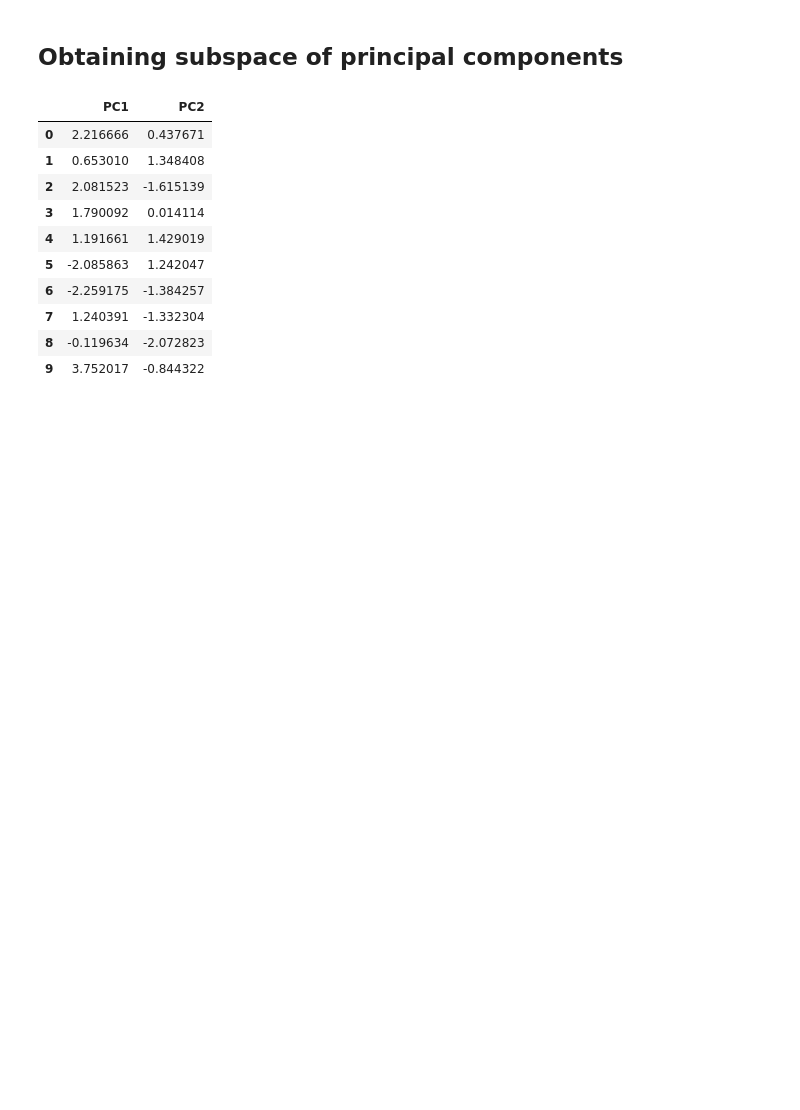
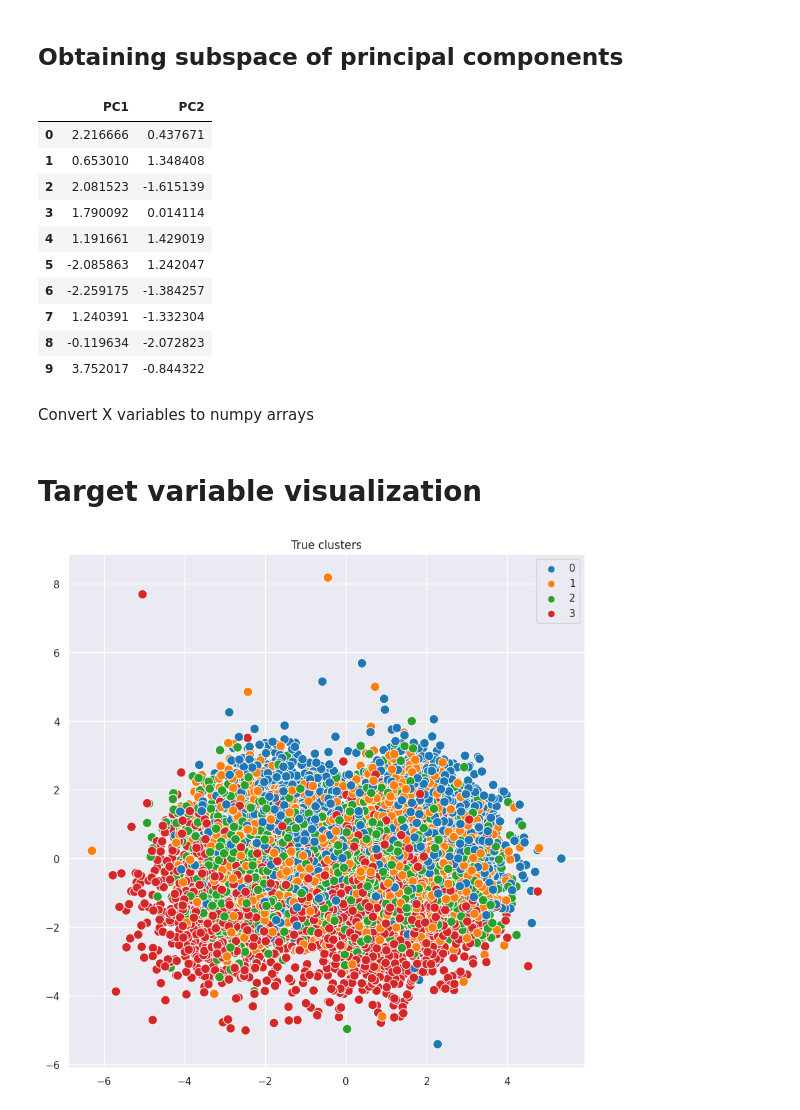
Before and after one commit to EnriqueMC557/434-MCI16-MachineLearning, a Jupyter notebook: E1/Examen1_EnriqueMenaCamilo.ipynb, the cells around one changed output. Drawn from its saved outputs; the diff is of its cells as text; code cells hidden in the pictures; blank space fills up the shorter version.

Commit message:
E1: Clustering methods ready

```diff
--- a/E1/Examen1_EnriqueMenaCamilo.ipynb
+++ b/E1/Examen1_EnriqueMenaCamilo.ipynb
@@ -185,7 +185,7 @@ _R: The total number of instances per class varies by 1 or 2 instances, so it co
 The attributes and the objective variable must be segmented
 # %%
 X = data_norm.drop(columns=["class"])
-Y = data_norm[['class']]
+Y = data_norm['class'].to_numpy()
 # %% [markdown]
 ## Obtaining the most relevant attributes
 # %%
@@ -241,3 +241,15 @@ X_pca.head(10)
 | 7 | 1.240391 | -1.332304 |
 | 8 | -0.119634 | -2.072823 |
 | 9 | 3.752017 | -0.844322 |
+# %% [markdown]
+Convert X variables to numpy arrays
+# %%
+X = X.to_numpy()
+X_relevant = X_relevant.to_numpy()
+X_pca = X_pca.to_numpy()
+# %% [markdown]
+# Target variable visualization
+# %%
+visualization.plot_clustering_result(X_pca, Y, title="True clusters", filename=FIGURES_PATH + "true_clusters")
+# %% [output]
+[figure, added]
```
Also changed, not shown: parts of 6 cells of this notebook, 5 other files.
